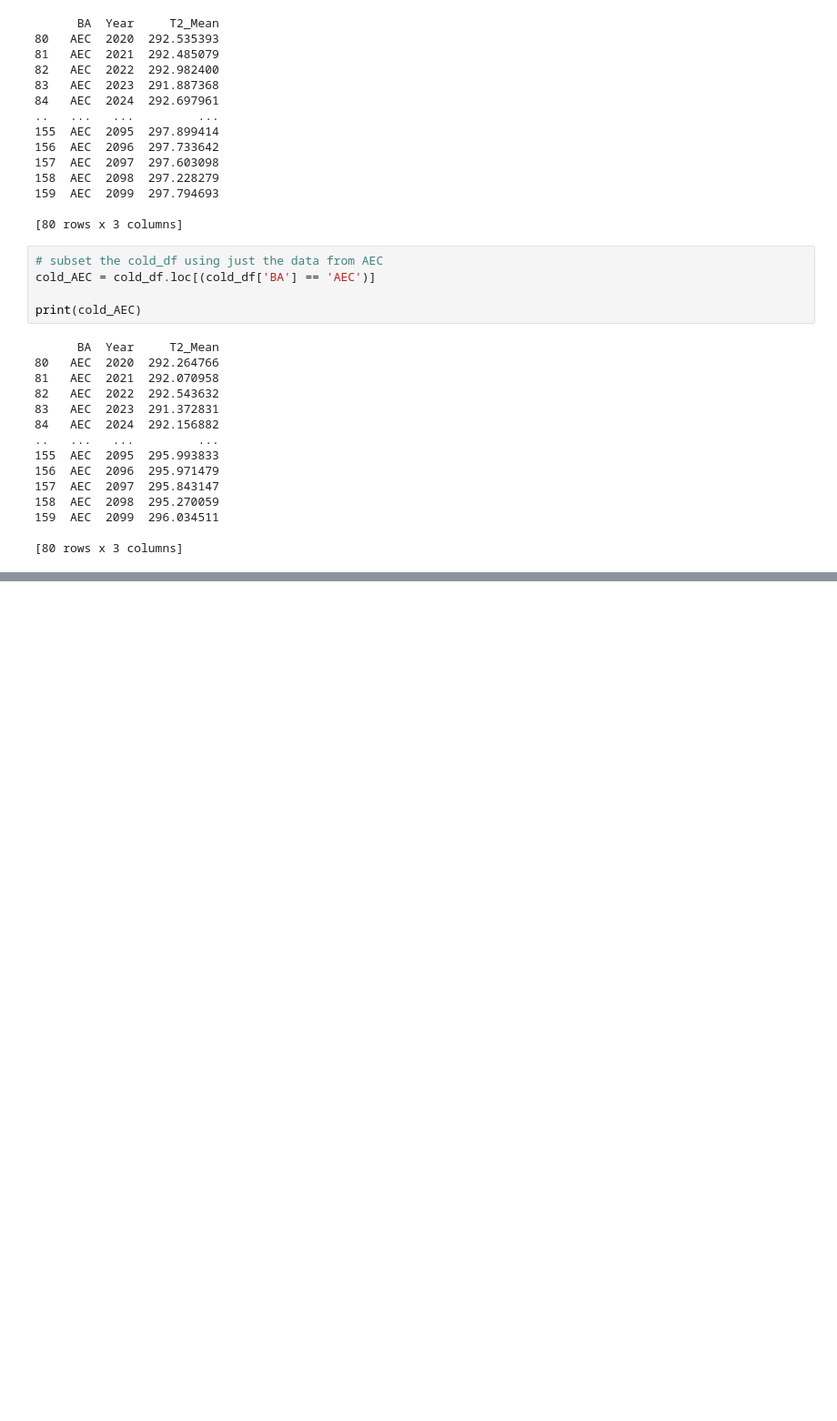
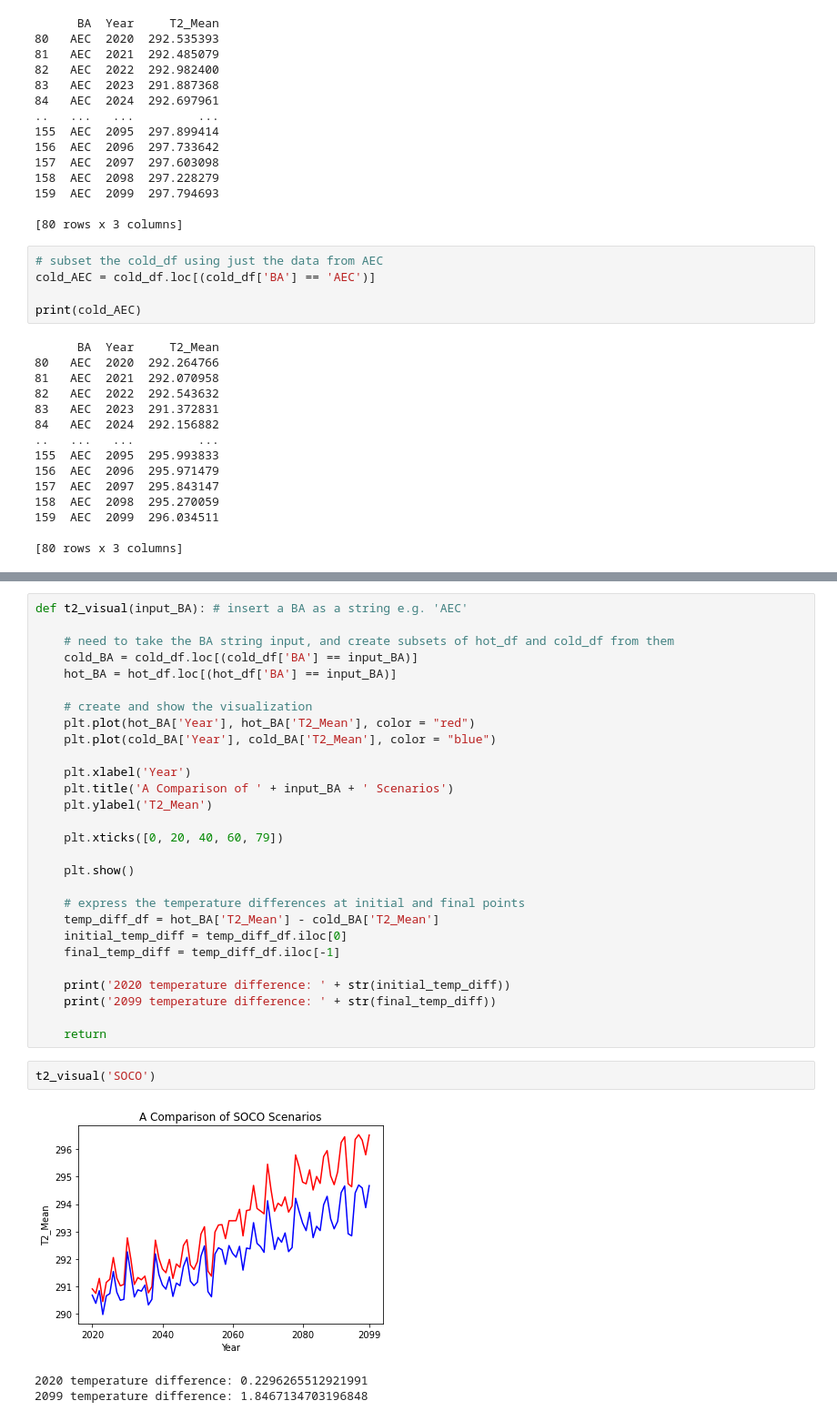
Before and after one commit to IMMM-SFA/misha_code, a Jupyter notebook: historical_means.ipynb, the cells around one changed output, grey strips where cells are left out. Shown at 91% size. Drawn from its saved outputs; the diff is of its cells as text; blank space fills up the shorter version.

```diff
--- a/historical_means.ipynb
+++ b/historical_means.ipynb
@@ -107,0 +127,34 @@ plt.plot(cold_AEC['Year'], cold_AEC['T2_Mean'])
+# %%
+def t2_visual(input_BA): # insert a BA as a string e.g. 'AEC'
+
+    # need to take the BA string input, and create subsets of hot_df and cold_df from them
+    cold_BA = cold_df.loc[(cold_df['BA'] == input_BA)]
+    hot_BA = hot_df.loc[(hot_df['BA'] == input_BA)]
+
+    # create and show the visualization
+    plt.plot(hot_BA['Year'], hot_BA['T2_Mean'], color = "red")
+    plt.plot(cold_BA['Year'], cold_BA['T2_Mean'], color = "blue")
+
+    plt.xlabel('Year')
+    plt.title('A Comparison of ' + input_BA + ' Scenarios')
+    plt.ylabel('T2_Mean')
+
+    plt.xticks([0, 20, 40, 60, 79])
+
+    plt.show()
+
+    # express the temperature differences at initial and final points
+    temp_diff_df = hot_BA['T2_Mean'] - cold_BA['T2_Mean']
+    initial_temp_diff = temp_diff_df.iloc[0]
+    final_temp_diff = temp_diff_df.iloc[-1]
+
+    print('2020 temperature difference: ' + str(initial_temp_diff))
+    print('2099 temperature difference: ' + str(final_temp_diff))
+
+    return
+# %%
+t2_visual('SOCO')
+# %% [output]
+[figure, added]
+2020 temperature difference: 0.2296265512921991
+2099 temperature difference: 1.8467134703196848
```
Also changed, not shown: parts of 3 cells of this notebook.
